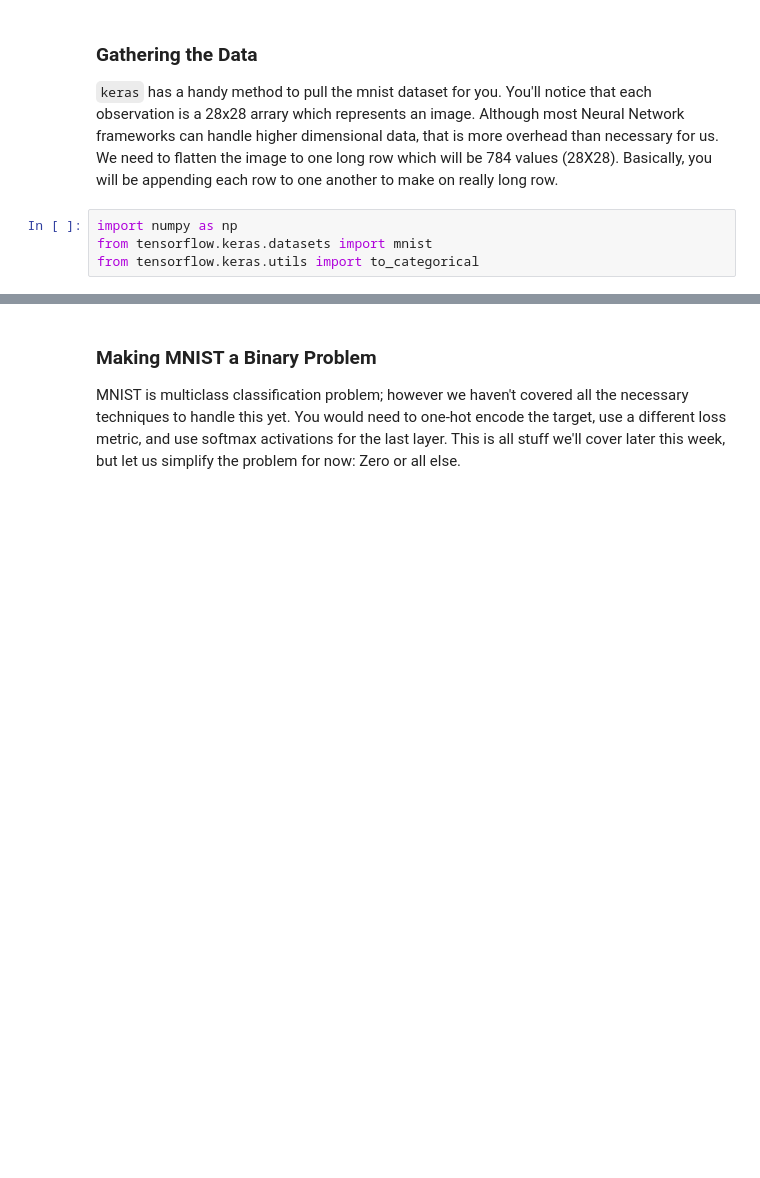
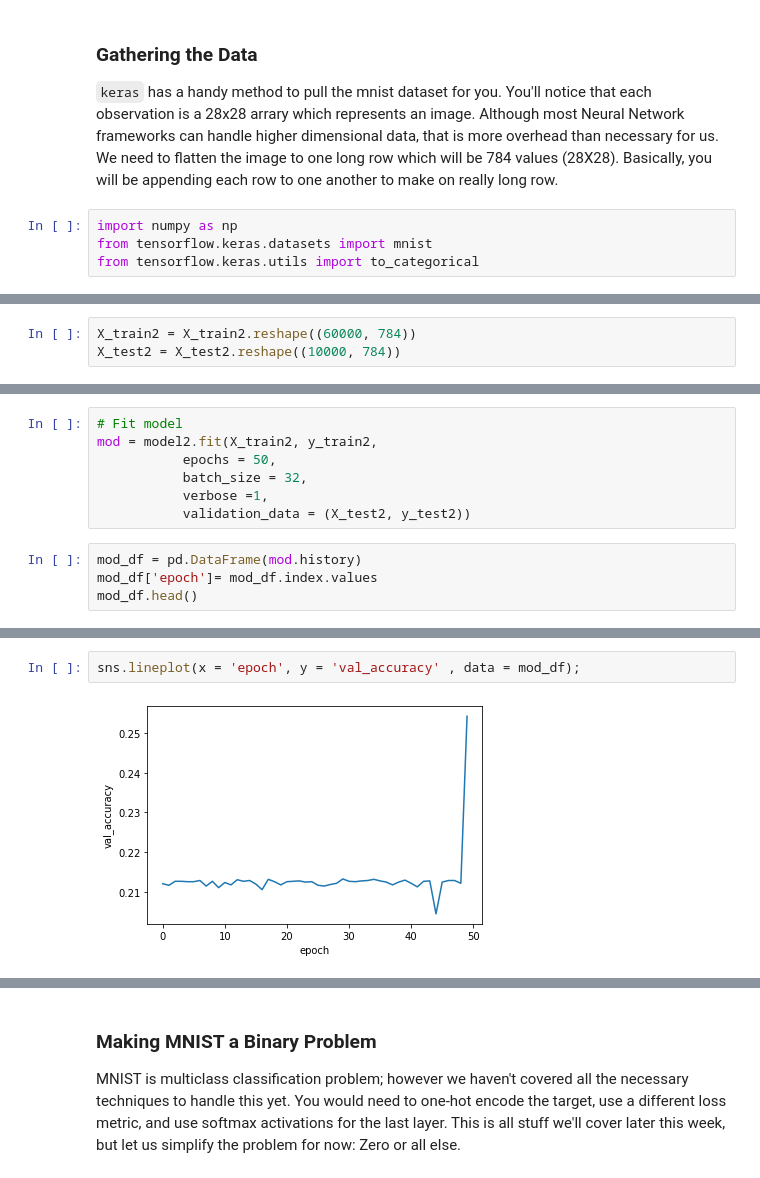
Before and after one commit to JenBanks8585/DS-Unit-4-Sprint-2-Neural-Networks, a Jupyter notebook: module2-backpropagation/LS_DS_422_Backprop_Assignment.ipynb, the cells around one changed output, grey strips where cells are left out. Saved outputs shown, nothing was run; the diff lists cells and outputs as text; blank space fills up the shorter version.

```diff
--- a/module2-backpropagation/LS_DS_422_Backprop_Assignment.ipynb
+++ b/module2-backpropagation/LS_DS_422_Backprop_Assignment.ipynb
@@ -204,0 +265,3 @@ x_train.shape
+# %%
+X_train2 = X_train2.reshape((60000, 784))
+X_test2 = X_test2.reshape((10000, 784))
@@ -204,0 +276,11 @@ x_train.shape
+# %%
+# Fit model
+mod = model2.fit(X_train2, y_train2,
+           epochs = 50,
+           batch_size = 32,
+           verbose =1,
+           validation_data = (X_test2, y_test2))
+# %%
+mod_df = pd.DataFrame(mod.history)
+mod_df['epoch']= mod_df.index.values
+mod_df.head()
@@ -204,0 +294,4 @@ x_train.shape
+# %%
+sns.lineplot(x = 'epoch', y = 'val_accuracy' , data = mod_df);
+# %% [output]
+[figure, added]
```
Also changed, not shown: parts of 60 cells of this notebook.
